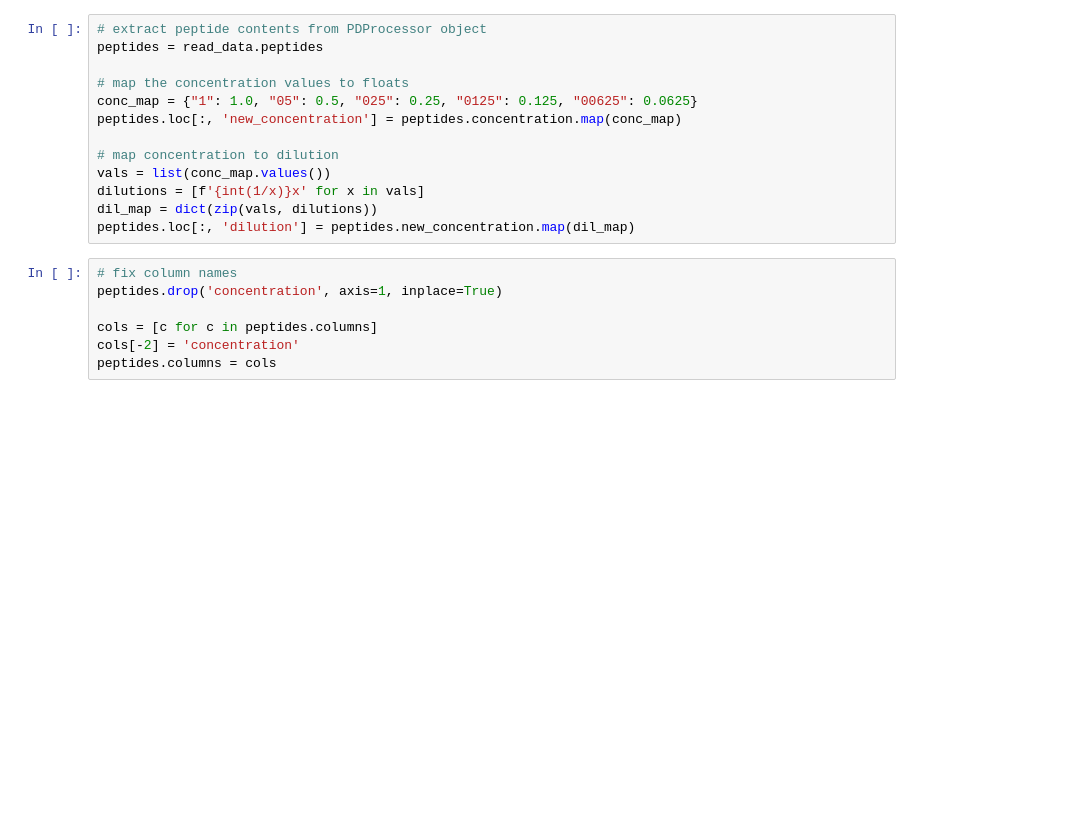
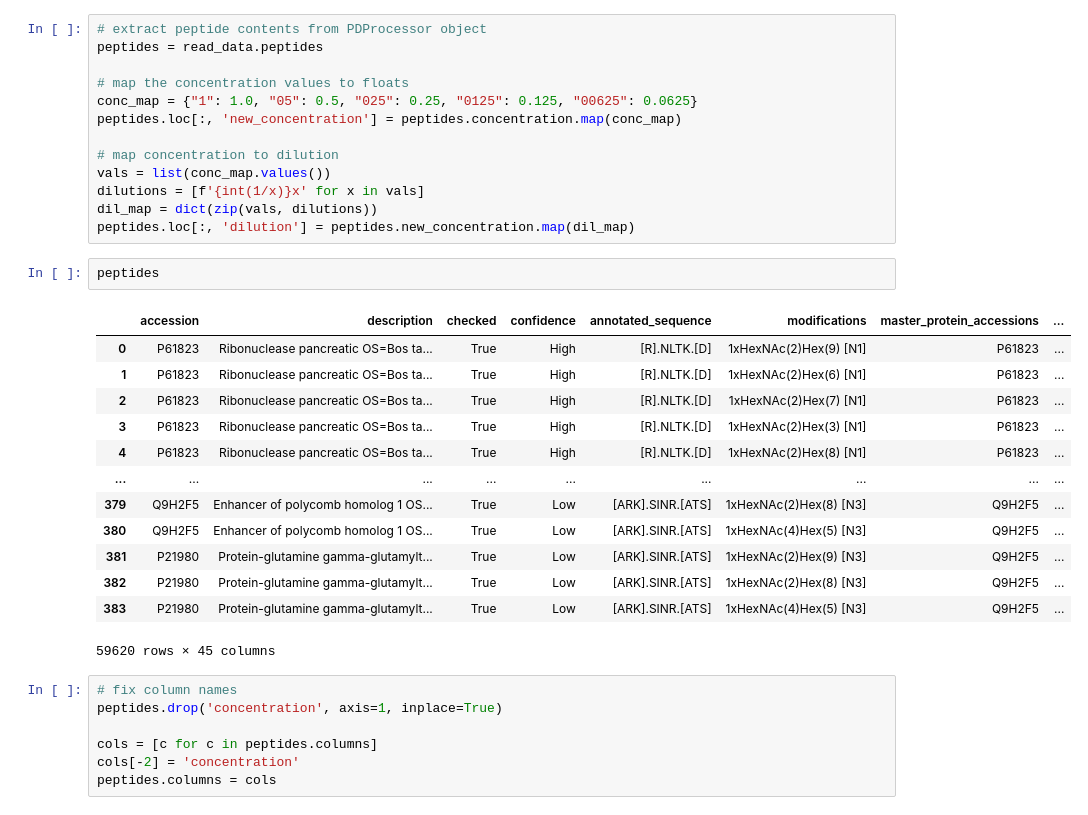
Before and after one commit to lingjunli-research/pgc-glycosylation-lfq, a Jupyter notebook: clean_pd_data.ipynb, the cells around one changed output. Saved outputs shown, nothing was run; the diff lists cells and outputs as text; blank space fills up the shorter version.

```diff
--- a/clean_pd_data.ipynb
+++ b/clean_pd_data.ipynb
@@ -52,6 +108,22 @@ vals = list(conc_map.values())
 dilutions = [f'{int(1/x)}x' for x in vals]
 dil_map = dict(zip(vals, dilutions))
 peptides.loc[:, 'dilution'] = peptides.new_concentration.map(dil_map)
+# %%
+peptides
+# %% [output]
+|  | accession | description | checked | confidence | annotated_sequence | modifications | master_protein_accessions | ... |
+| 0 | P61823 | Ribonuclease pancreatic OS=Bos ta... | True | High | [R].NLTK.[D] | 1xHexNAc(2)Hex(9) [N1] | P61823 | ... |
+| 1 | P61823 | Ribonuclease pancreatic OS=Bos ta... | True | High | [R].NLTK.[D] | 1xHexNAc(2)Hex(6) [N1] | P61823 | ... |
+| 2 | P61823 | Ribonuclease pancreatic OS=Bos ta... | True | High | [R].NLTK.[D] | 1xHexNAc(2)Hex(7) [N1] | P61823 | ... |
+| 3 | P61823 | Ribonuclease pancreatic OS=Bos ta... | True | High | [R].NLTK.[D] | 1xHexNAc(2)Hex(3) [N1] | P61823 | ... |
+| 4 | P61823 | Ribonuclease pancreatic OS=Bos ta... | True | High | [R].NLTK.[D] | 1xHexNAc(2)Hex(8) [N1] | P61823 | ... |
+| ... | ... | ... | ... | ... | ... | ... | ... | ... |
+| 379 | Q9H2F5 | Enhancer of polycomb homolog 1 OS... | True | Low | [ARK].SINR.[ATS] | 1xHexNAc(2)Hex(8) [N3] | Q9H2F5 | ... |
+| 380 | Q9H2F5 | Enhancer of polycomb homolog 1 OS... | True | Low | [ARK].SINR.[ATS] | 1xHexNAc(4)Hex(5) [N3] | Q9H2F5 | ... |
+| 381 | P21980 | Protein-glutamine gamma-glutamylt... | True | Low | [ARK].SINR.[ATS] | 1xHexNAc(2)Hex(9) [N3] | Q9H2F5 | ... |
+| 382 | P21980 | Protein-glutamine gamma-glutamylt... | True | Low | [ARK].SINR.[ATS] | 1xHexNAc(2)Hex(8) [N3] | Q9H2F5 | ... |
+| 383 | P21980 | Protein-glutamine gamma-glutamylt... | True | Low | [ARK].SINR.[ATS] | 1xHexNAc(4)Hex(5) [N3] | Q9H2F5 | ... |
+59620 rows × 45 columns
 # %%
 # fix column names
 peptides.drop('concentration', axis=1, inplace=True)
```
Also changed, not shown: parts of 6 cells of this notebook, 8 other files.
